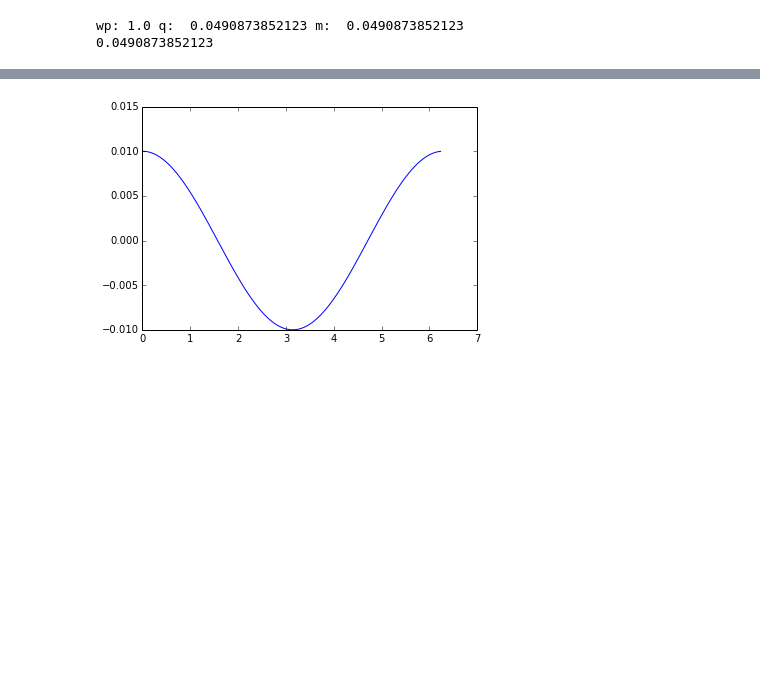
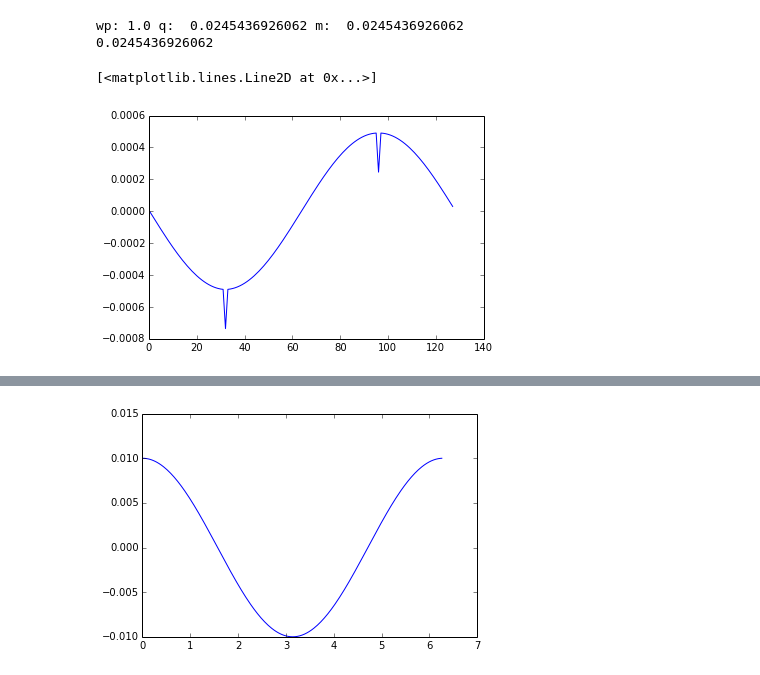
Before and after one commit to shigh/pyes1, a Jupyter notebook: 1d2v-wave.ipynb, the cells around one changed output, grey strips where cells are left out. Drawn from its saved outputs; the diff is of its cells as text; code cells hidden in the pictures; blank space fills up the shorter version.

```diff
--- a/1d2v-wave.ipynb
+++ b/1d2v-wave.ipynb
@@ -11,16 +12,17 @@ from collections import namedtuple
 # %%
 nt = 150
-nx = 32
+nx = 128
+mode = 1
 L  = 2*np.pi
 dx = L/nx
 dt = 0.2
 B0 = 0
 
-N_e = 2**7
+N_e = 2**8
 N_i  = N_e
 x0 = np.linspace(0., L, N_e+1)[:-1]
 n0 = N_e/L
-k = 1*2*np.pi/L
+k = mode*2*np.pi/L
 x1 = .01*np.cos(x0*k)
 init_pos = x0 + x1
 x0i  = np.linspace(0., L, N_i+1)[:-1]
@@ -48,8 +50,19 @@ wp = np.sqrt(wp2)
 print 'wp:', wp, 'q: ', q, 'm: ', m
 print L/N_e
 # %% [output]
-wp: 1.0 q:  0.0490873852123 m:  0.0490873852123
-0.0490873852123
+wp: 1.0 q:  0.0245436926062 m:  0.0245436926062
+0.0245436926062
+# %%
+rho = np.zeros_like(phi)
+qa = np.zeros_like(xp[0])
+qa[:N_e] = electron.q
+qa[N_e:] = ion.q
+for i in range(nt+1):
+    rho[i] = weight(xp[i], qa, nx, L, method="CIC")
+plt.plot(rho[0])
+# %% [output]
+[<matplotlib.lines.Line2D at 0x...>]
+[figure, added]
 # %%
 xpe = xp[:,:N_e]
 k_vals = np.zeros((nt, nx/2+1), dtype=np.complex)
```
Also changed, not shown: parts of 5 cells of this notebook, 1 other file.
